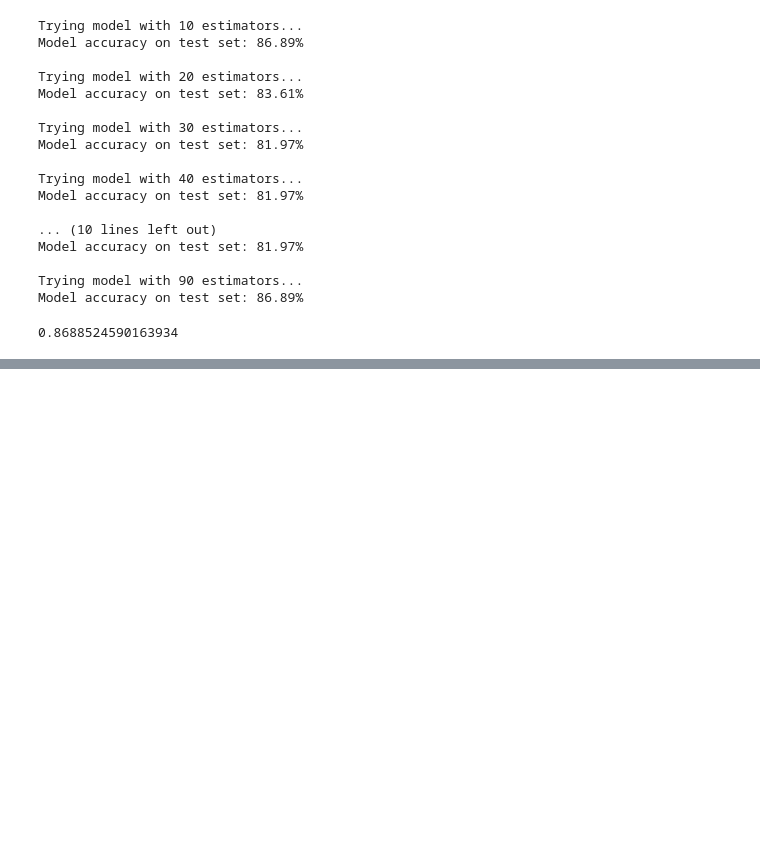
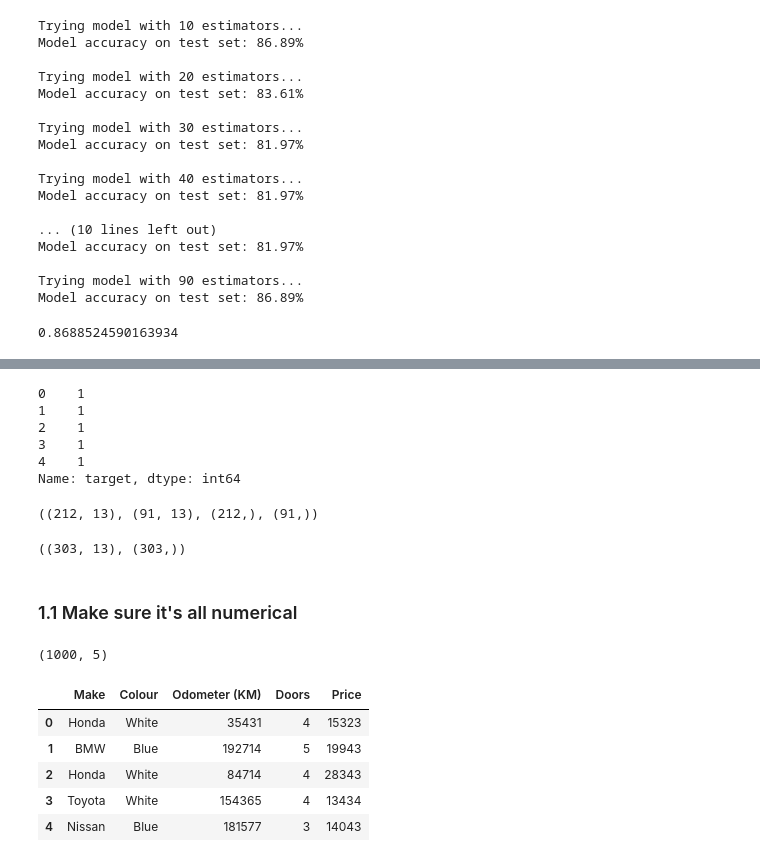
Before and after one commit to NF11/ml-reference, a Jupyter notebook: scikiy-learn/scikiy-learn-intro.ipynb, the cells around one changed output, grey strips where cells are left out. Cells and saved outputs as stored; diff of their text form; code cells hidden in the pictures; blank space fills up the shorter version.

```diff
--- a/scikiy-learn/scikiy-learn-intro.ipynb
+++ b/scikiy-learn/scikiy-learn-intro.ipynb
@@ -192,0 +201,39 @@ loaded_model.score(X_test, y_test)
+# %%
+y = heart_disease["target"]
+y.head()
+# %% [output]
+0    1
+1    1
+2    1
+3    1
+4    1
+Name: target, dtype: int64
+# %%
+# Split the data into training and test sets
+from sklearn.model_selection import train_test_split
+X_train, X_test, y_train, y_test = train_test_split(X,
+                                                    y,
+                                                    test_size=0.3)
+X_train.shape, X_test.shape, y_train.shape, y_test.shape
+# %% [output]
+((212, 13), (91, 13), (212,), (91,))
+# %%
+X.shape, y.shape
+# %% [output]
+((303, 13), (303,))
+# %% [markdown]
+### 1.1 Make sure it's all numerical
+# %%
+car_sale = pd.read_csv("data/car-sales-extended.csv")
+car_sale.shape
+# %% [output]
+(1000, 5)
+# %%
+car_sale.head()
+# %% [output]
+|  | Make | Colour | Odometer (KM) | Doors | Price |
+| 0 | Honda | White | 35431 | 4 | 15323 |
+| 1 | BMW | Blue | 192714 | 5 | 19943 |
+| 2 | Honda | White | 84714 | 4 | 28343 |
+| 3 | Toyota | White | 154365 | 4 | 13434 |
+| 4 | Nissan | Blue | 181577 | 3 | 14043 |
```
Also changed, not shown: parts of 7 cells of this notebook, 4 other files.
